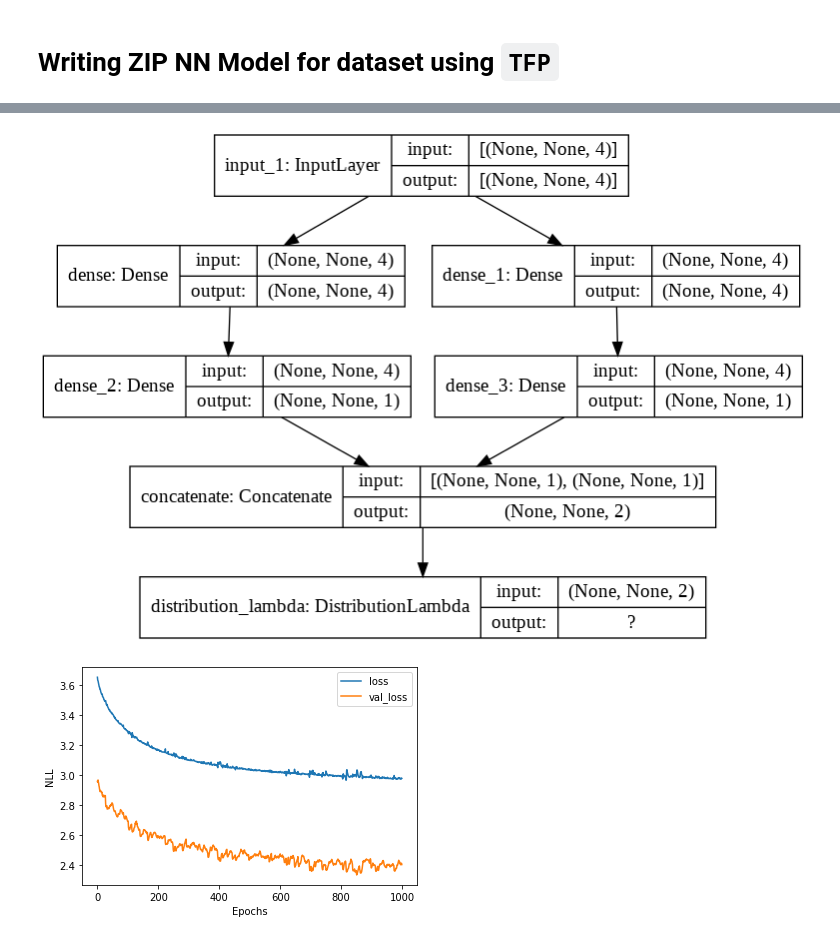
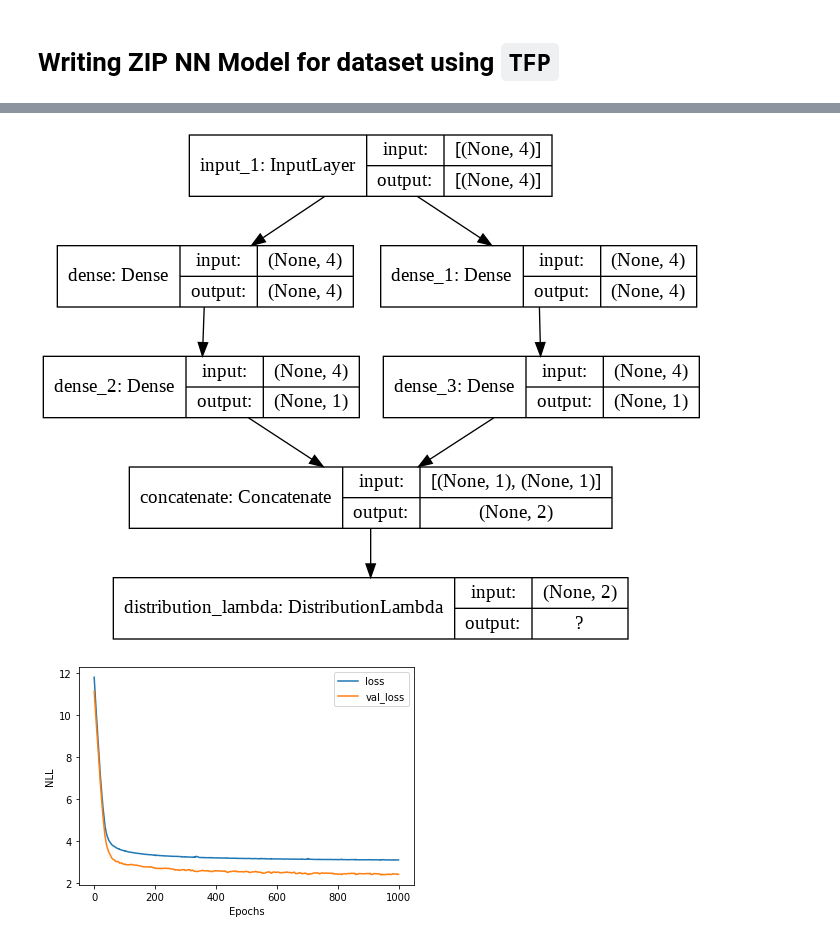
Before and after one commit to ethanchoi1116/probabilistic-deep-learning, a Jupyter notebook: notebooks/zero_inflated_poisson_nonlinear_regression_on_camper_dataset.ipynb, the cells around one changed output, grey strips where cells are left out. Cells and saved outputs as stored; diff of their text form; code cells hidden in the pictures.

```diff
--- a/notebooks/zero_inflated_poisson_nonlinear_regression_on_camper_dataset.ipynb
+++ b/notebooks/zero_inflated_poisson_nonlinear_regression_on_camper_dataset.ipynb
@@ -67,8 +67,8 @@ class ZIPRegNet(Model):
         self.dist = tfp.layers.DistributionLambda(self.zip)
 
     def zip(self, params):
-        lam = tf.squeeze(params[:,0:1])
-        pi = params[:,1:2]
+        lam = tf.squeeze(params[...,0:1])
+        pi = params[...,1:2]
         pis = tf.concat([pi, 1-pi], axis=1)
         dist = tfd.Mixture(
             cat = tfd.Categorical(probs=pis),
@@ -123,13 +123,13 @@ _________________________________________________________________
 # %%
 # visualization of model architecture
 def build_graph(model):
-        x = Input(shape=(None, X_train.shape[1]))
+        x = Input(shape=(X_train.shape[1],))
 
         return Model(inputs=[x], outputs=model.call(x))
 
 tf.keras.utils.plot_model(build_graph(model), "model.png", show_shapes=True)
 # %% [output]
-[figure, old version]
+[figure, new version]
 # %%
 history = model.fit(X_train, y_train, epochs=1000, verbose=0, validation_data=(X_test, y_test), callbacks=[TqdmCallback(verbose=0)])
 # %%
@@ -141,7 +141,7 @@ plt.ylabel("NLL")
 plt.xlabel("Epochs")
 plt.show()
 # %% [output]
-[figure, old version]
+[figure, new version]
 # %%
 # prediction evaluation
 from scipy.stats import poisson
```
Also changed, not shown: parts of 3 cells of this notebook.
